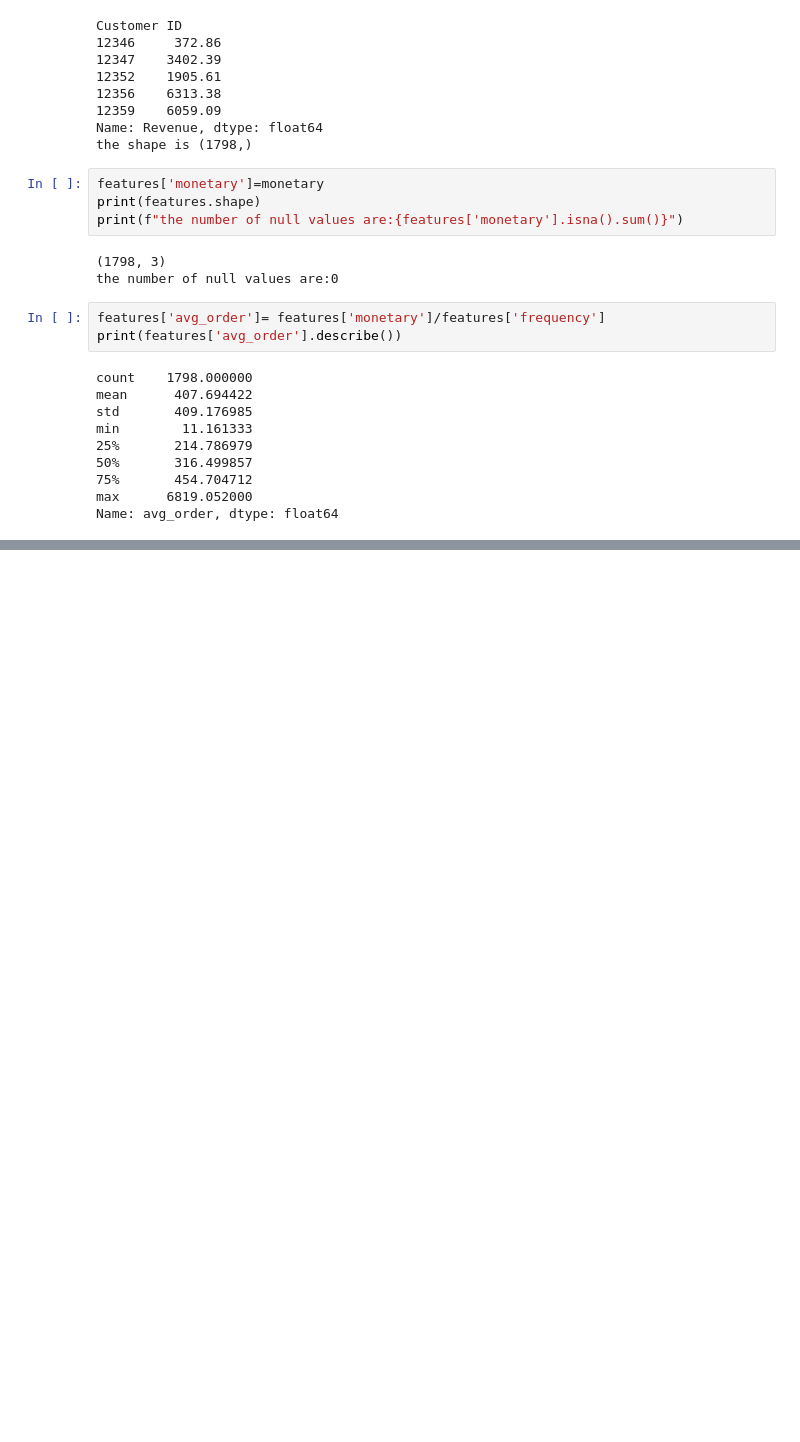
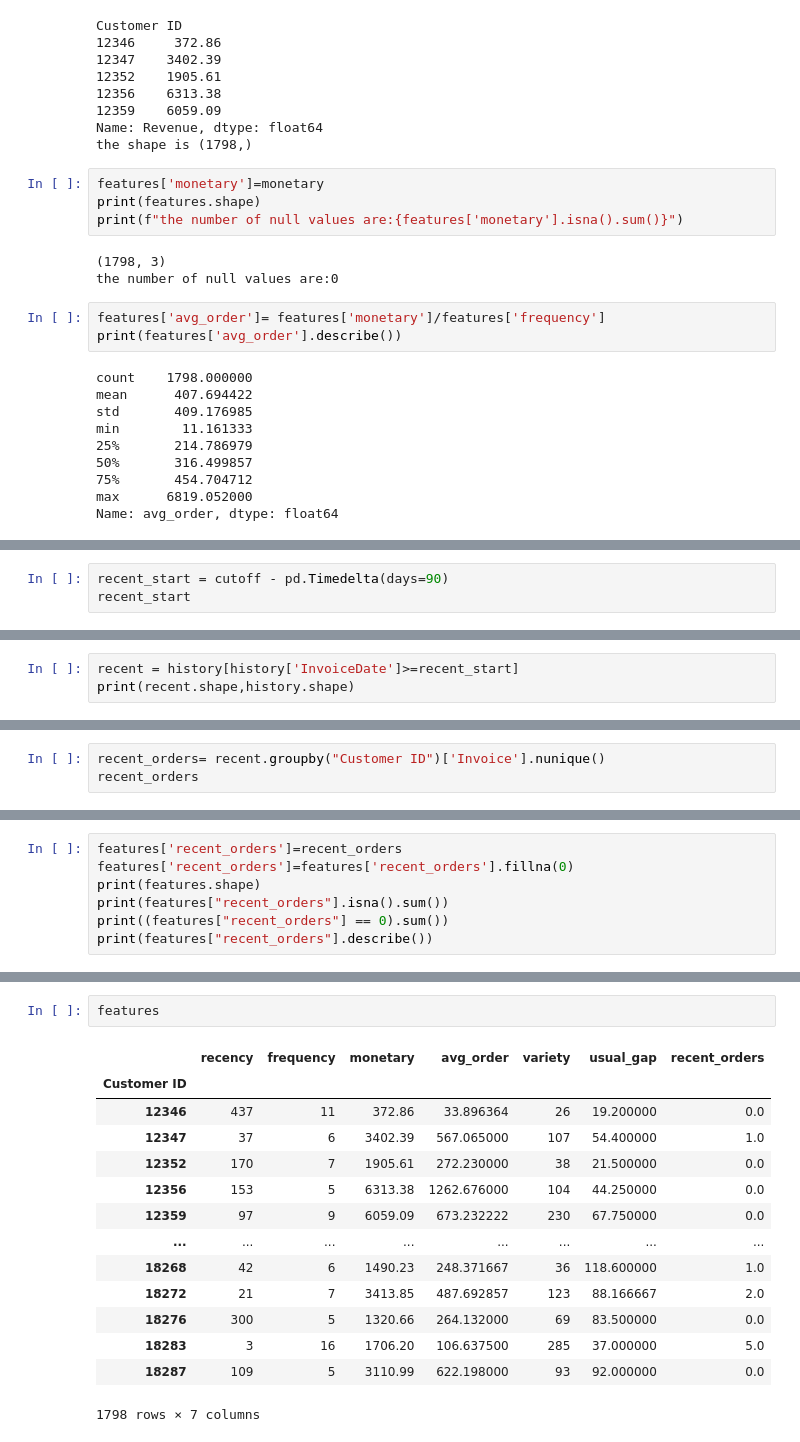
Before and after one commit to mohamadsfares/churn-prediction, a Jupyter notebook: notebooks/01_load_and_label.ipynb, the cells around one changed output, grey strips where cells are left out. Cells and saved outputs as stored; diff of their text form; blank space fills up the shorter version.

```diff
--- a/notebooks/01_load_and_label.ipynb
+++ b/notebooks/01_load_and_label.ipynb
@@ -185,0 +261,3 @@ features.head()
+# %%
+recent_start = cutoff - pd.Timedelta(days=90)
+recent_start
@@ -185,0 +266,3 @@ features.head()
+# %%
+recent = history[history['InvoiceDate']>=recent_start]
+print(recent.shape,history.shape)
@@ -185,0 +271,3 @@ features.head()
+# %%
+recent_orders= recent.groupby("Customer ID")['Invoice'].nunique()
+recent_orders
@@ -185,0 +288,7 @@ features.head()
+# %%
+features['recent_orders']=recent_orders
+features['recent_orders']=features['recent_orders'].fillna(0)
+print(features.shape)
+print(features["recent_orders"].isna().sum())
+print((features["recent_orders"] == 0).sum())
+print(features["recent_orders"].describe())
@@ -185,0 +308,17 @@ features.head()
+# %%
+features
+# %% [output]
+|  | recency | frequency | monetary | avg_order | variety | usual_gap | recent_orders |
+| Customer ID |  |  |  |  |  |  |  |
+| 12346 | 437 | 11 | 372.86 | 33.896364 | 26 | 19.200000 | 0.0 |
+| 12347 | 37 | 6 | 3402.39 | 567.065000 | 107 | 54.400000 | 1.0 |
+| 12352 | 170 | 7 | 1905.61 | 272.230000 | 38 | 21.500000 | 0.0 |
+| 12356 | 153 | 5 | 6313.38 | 1262.676000 | 104 | 44.250000 | 0.0 |
+| 12359 | 97 | 9 | 6059.09 | 673.232222 | 230 | 67.750000 | 0.0 |
+| ... | ... | ... | ... | ... | ... | ... | ... |
+| 18268 | 42 | 6 | 1490.23 | 248.371667 | 36 | 118.600000 | 1.0 |
+| 18272 | 21 | 7 | 3413.85 | 487.692857 | 123 | 88.166667 | 2.0 |
+| 18276 | 300 | 5 | 1320.66 | 264.132000 | 69 | 83.500000 | 0.0 |
+| 18283 | 3 | 16 | 1706.20 | 106.637500 | 285 | 37.000000 | 5.0 |
+| 18287 | 109 | 5 | 3110.99 | 622.198000 | 93 | 92.000000 | 0.0 |
+1798 rows × 7 columns
```
Also changed, not shown: parts of 17 cells of this notebook, 1 other file.
